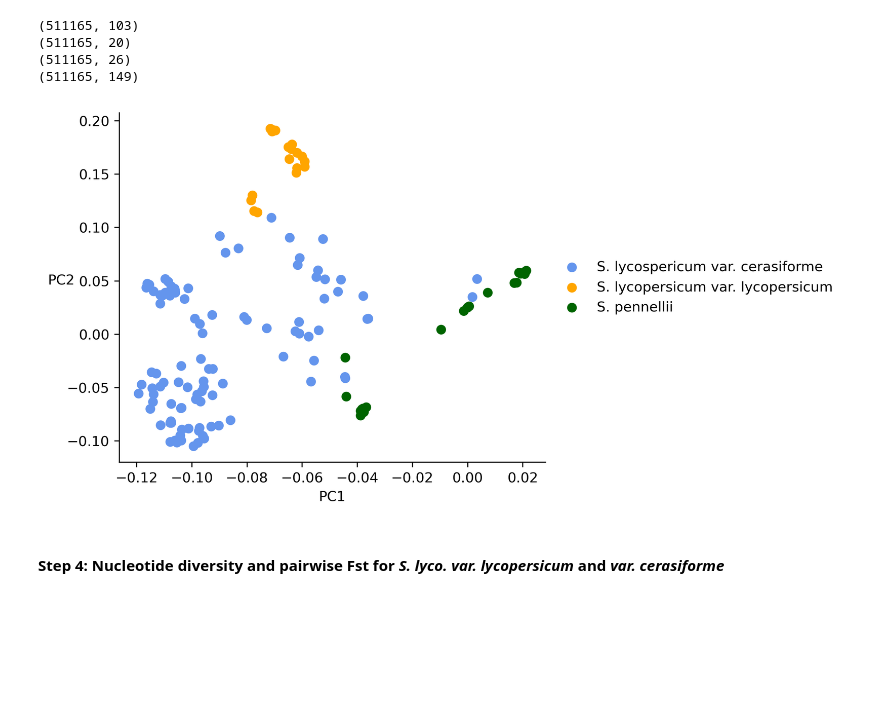
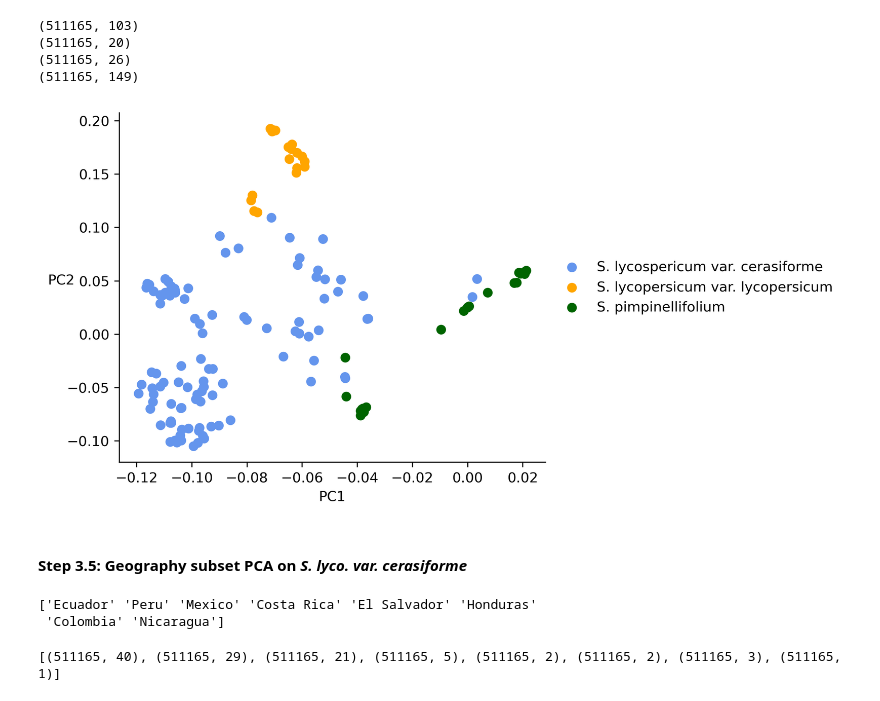
Before and after one commit to pgundral/solanum-introgression, a Jupyter notebook: solanum_sp_project.ipynb, the cells around one changed output. Cells and saved outputs as stored; diff of their text form; code cells hidden in the pictures; blank space fills up the shorter version.

```diff
--- a/solanum_sp_project.ipynb
+++ b/solanum_sp_project.ipynb
@@ -242,34 +176,40 @@ eig_vecs = eig_vecs[:, eig_idx]
 
 # Intialize the figure.
 fig = plt.figure(figsize=(8, 4), constrained_layout=True, dpi=300)
 # Intialize the axes.
 ax = fig.add_subplot(111)
 
 # Plot points
 ax.scatter(
     eig_vecs[:103, 0], eig_vecs[:103, 1],
     color='cornflowerblue', label='S. lycospericum var. cerasiforme',
 )
 ax.scatter(
     eig_vecs[103:123, 0], eig_vecs[103:123, 1],
     color='orange', label='S. lycopersicum var. lycopersicum',
 )
 ax.scatter(
     eig_vecs[123:, 0], eig_vecs[123:, 1],
-    color='darkgreen', label='S. pennellii',
+    color='darkgreen', label='S. pimpinellifolium',
 )
 
 # Despine the axes.
 ax.spines['top'].set_visible(False)
 ax.spines['right'].set_visible(False)
 # Plot the legend.
 ax.legend(loc='center left', bbox_to_anchor=(1.0, 0.5), frameon=False)
 # Label the axes.
 plt.xlabel('PC1')
 plt.ylabel('PC2', rotation=0)
 # Show!
 plt.show()
 # %% [output]
-[figure, old version]
+[figure, new version]
 # %% [markdown]
-#### __Step 4:__ Nucleotide diversity and pairwise Fst for _S. lyco. var. lycopersicum_ and _var. cerasiforme_
+#### __Step 3.5:__ Geography subset PCA on _S. lyco. var. cerasiforme_
+# %%
+slc_locs = slc_metadata.Origin.unique()
+print(slc_locs)
+# %% [output]
+['Ecuador' 'Peru' 'Mexico' 'Costa Rica' 'El Salvador' 'Honduras'
+ 'Colombia' 'Nicaragua']
@@ -275,0 +220,4 @@ plt.show()
+# %%
+print([mat.shape for mat in slc_meta_dicc.values()])
+# %% [output]
+[(511165, 40), (511165, 29), (511165, 21), (511165, 5), (511165, 2), (511165, 2), (511165, 3), (511165, 1)]
```
Also changed, not shown: parts of 20 cells of this notebook, 7 other files.
